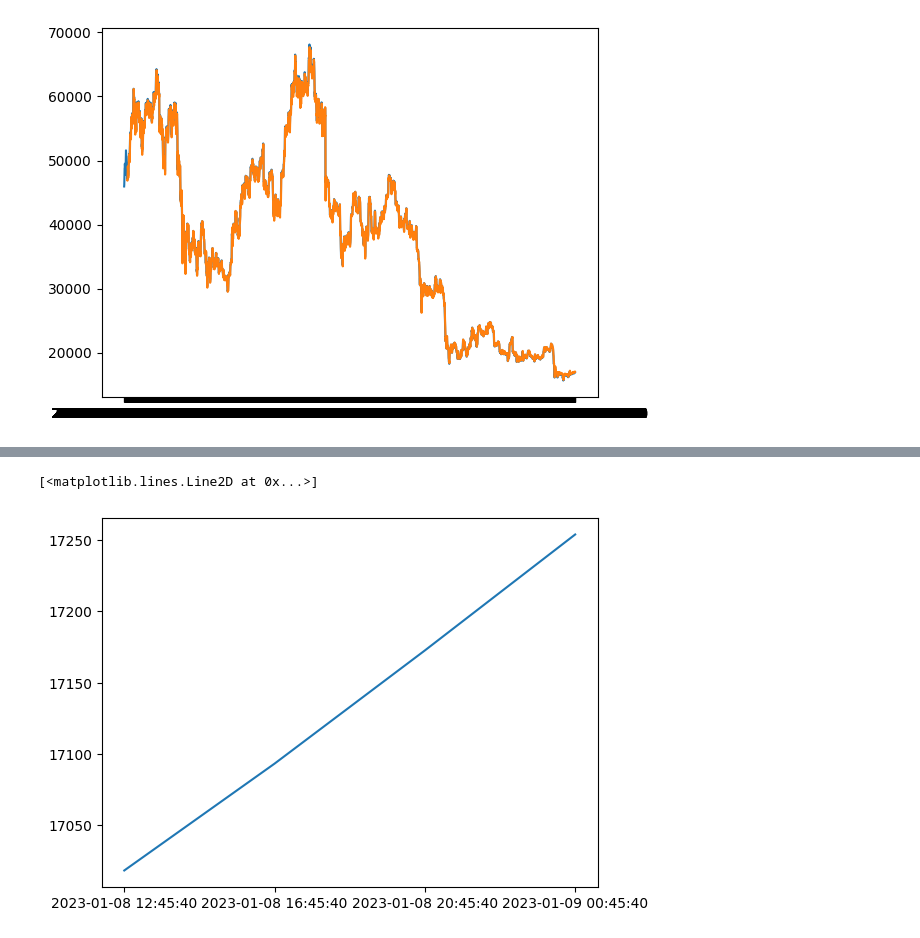
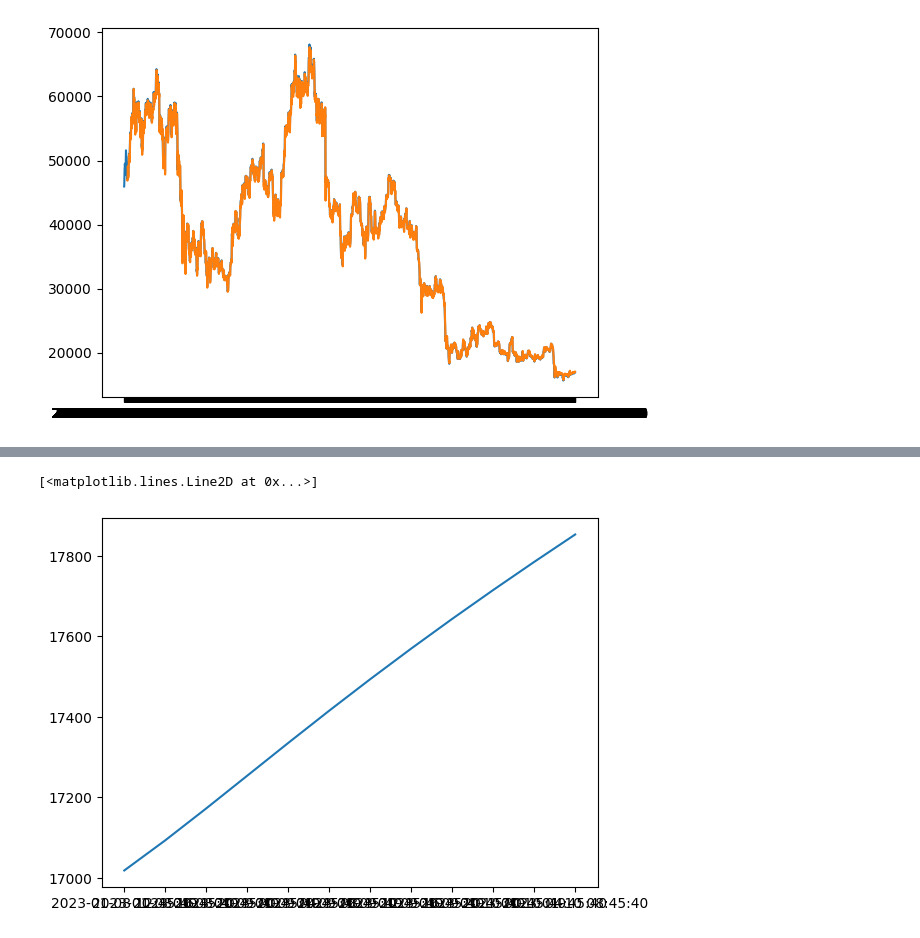
Before and after one commit to jrggerz/bitcoin_series_prediction, a Jupyter notebook: bitcoin_pred.ipynb, the cells around one changed output, grey strips where cells are left out. Drawn from its saved outputs; the diff is of its cells as text; code cells hidden in the pictures.

```diff
--- a/bitcoin_pred.ipynb
+++ b/bitcoin_pred.ipynb
@@ -353,8 +353,8 @@ def add_days(x_ser, days = 1, hours = 4):
 
 
 #print(y_close.shape)
-x_next_days = add_days(x, days = 1)
-y_next_pred = predict_next_days(mamfmodel, x_series_def , 1)
+x_next_days = add_days(x, days = 3)
+y_next_pred = predict_next_days(mamfmodel, x_series_def , 3)
 #new_time = int(str(time_unix)[0:10])
 #unixToDatetime = datetime.fromtimestamp(new_time).strftime('%Y-%m-%d %H:%M:%S')
 last_day = x_next_days[-1]
@@ -376,2 +384,2 @@ plt.plot(cast_time_data(x_next_days),scaler.inverse_transform(y_next_pred))
 [<matplotlib.lines.Line2D at 0x...>]
-[figure, old version]
+[figure, new version]
```
Also changed, not shown: parts of 1 cell of this notebook.
